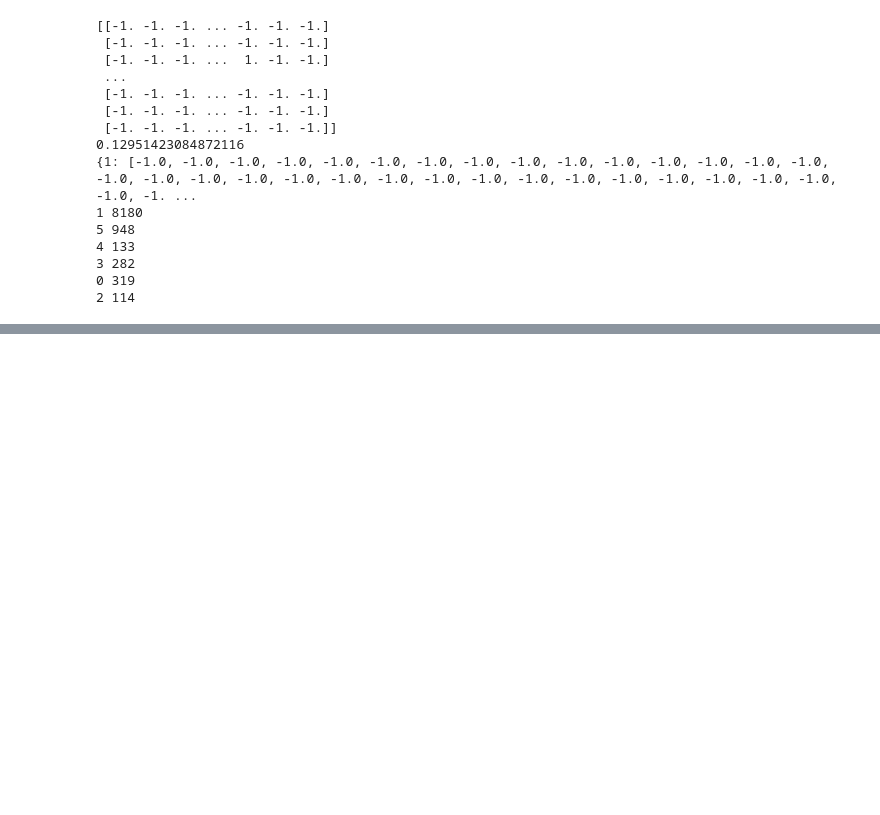
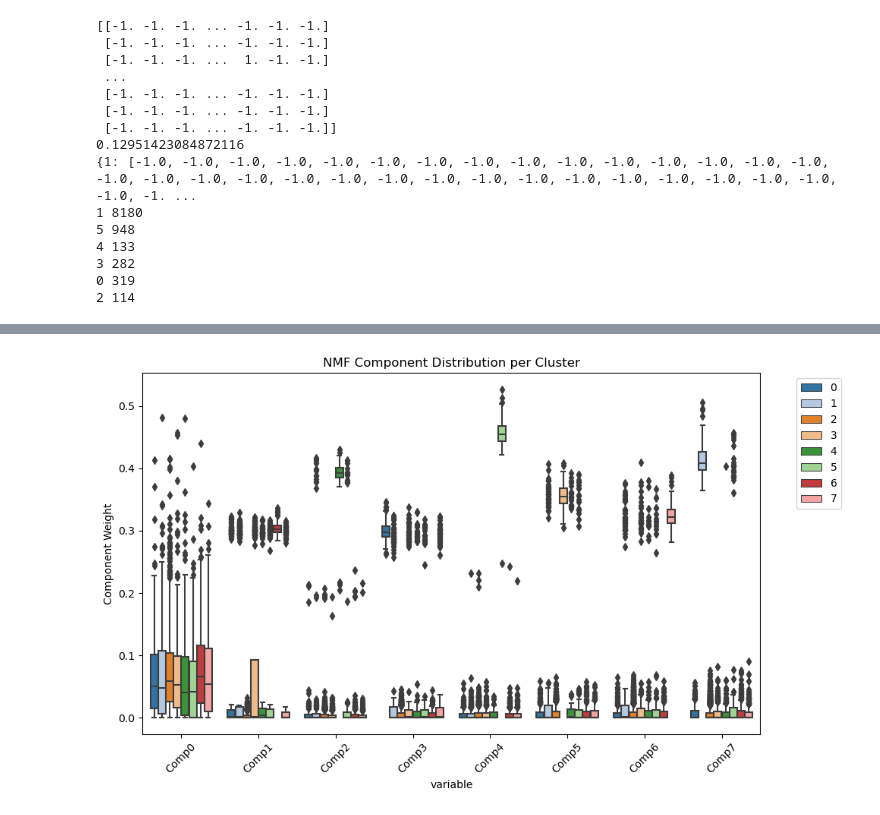
Before and after one commit to QunATCG/scMutrace, a Jupyter notebook: test.ipynb, the cells around one changed output, grey strips where cells are left out. Cells and saved outputs as stored; diff of their text form; code cells hidden in the pictures; blank space fills up the shorter version.

```diff
--- a/test.ipynb
+++ b/test.ipynb
@@ -101,0 +237,18 @@ for key in groups:
+# %%
+# 计算每个聚类在NMF组分上的平均权重
+import seaborn as sns
+cluster_components = pd.DataFrame(W,
+                                columns=[f"Comp{i}" for i in range(n_components)])
+cluster_components['Cluster'] = clusters
+
+plt.figure(figsize=(10, 6))
+sns.boxplot(data=cluster_components.melt(id_vars='Cluster'),
+            x='variable', y='value', hue='Cluster',
+            palette='tab20')
+plt.title("NMF Component Distribution per Cluster")
+plt.xticks(rotation=45)
+plt.ylabel("Component Weight")
+plt.legend(bbox_to_anchor=(1.05, 1), loc='upper left')
+plt.tight_layout()
+# %% [output]
+[figure, added]
```
Also changed, not shown: parts of 7 cells of this notebook.
